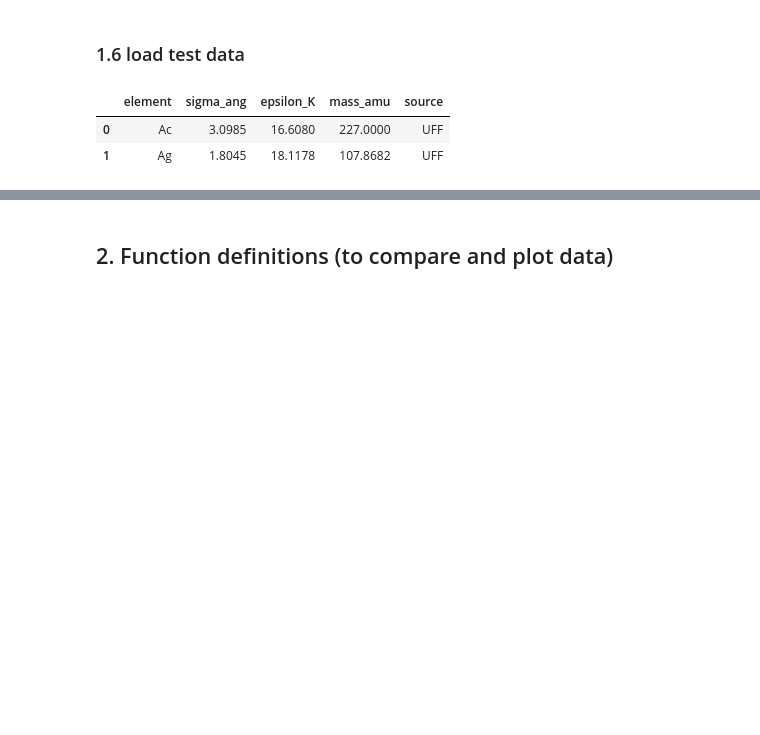
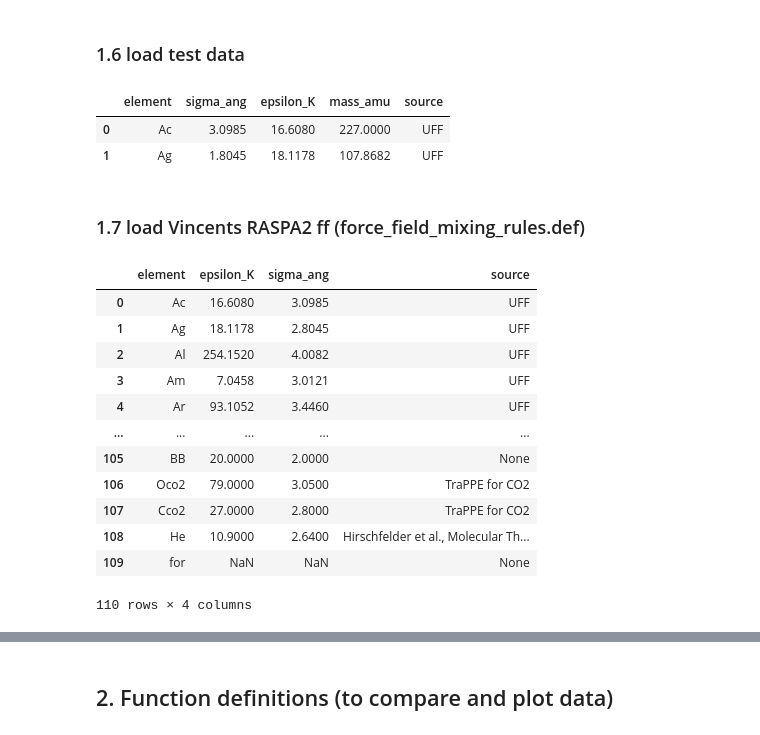
Before and after one commit to bebuhk/force_field_parameters, a Jupyter notebook: check_ff_parameter.ipynb, the cells around one changed output, grey strips where cells are left out. Saved outputs shown, nothing was run; the diff lists cells and outputs as text; code cells hidden in the pictures; blank space fills up the shorter version.

```diff
--- a/check_ff_parameter.ipynb
+++ b/check_ff_parameter.ipynb
@@ -453,3 +453,22 @@ test_ff
 |  | element | sigma_ang | epsilon_K | mass_amu | source |
 | 0 | Ac | 3.0985 | 16.6080 | 227.0000 | UFF |
 | 1 | Ag | 1.8045 | 18.1178 | 107.8682 | UFF |
+# %% [markdown]
+### 1.7 load Vincents RASPA2 ff (force_field_mixing_rules.def)
+# %%
+raspa2_vincent = parse_force_field(Path("ff_data/other/force_field_mixing_rules.def"))
+raspa2_vincent
+# %% [output]
+|  | element | epsilon_K | sigma_ang | source |
+| 0 | Ac | 16.6080 | 3.0985 | UFF |
+| 1 | Ag | 18.1178 | 2.8045 | UFF |
+| 2 | Al | 254.1520 | 4.0082 | UFF |
+| 3 | Am | 7.0458 | 3.0121 | UFF |
+| 4 | Ar | 93.1052 | 3.4460 | UFF |
+| ... | ... | ... | ... | ... |
+| 105 | BB | 20.0000 | 2.0000 | None |
+| 106 | Oco2 | 79.0000 | 3.0500 | TraPPE for CO2 |
+| 107 | Cco2 | 27.0000 | 2.8000 | TraPPE for CO2 |
+| 108 | He | 10.9000 | 2.6400 | Hirschfelder et al., Molecular Th... |
+| 109 | for | NaN | NaN | None |
+110 rows × 4 columns
```
Also changed, not shown: parts of 26 cells of this notebook, 2 other files.
